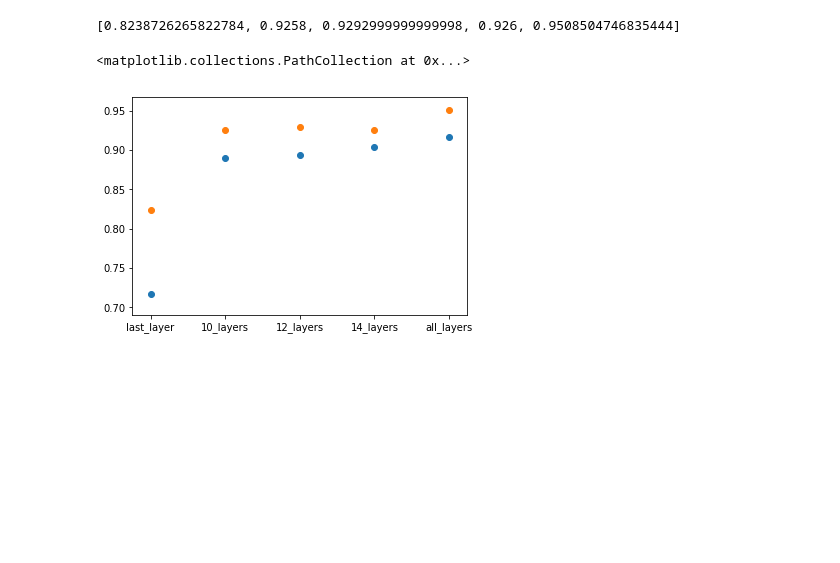
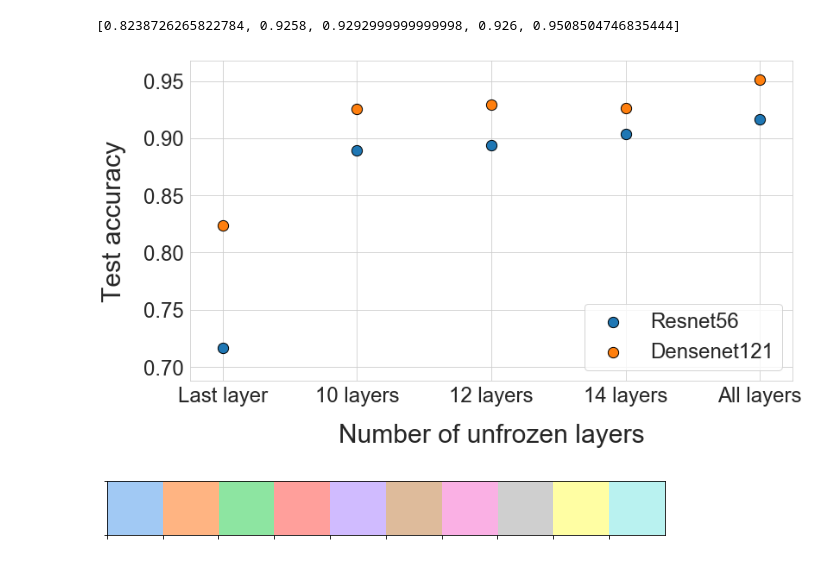
Before and after one commit to nanton96/An-Empirical-Evaluation-of-Adversarial-Robustness-under-Transfer-Learning, a Jupyter notebook: notebooks/Transfer Learning Acc by No of Layers.ipynb, the cells around one changed output. Saved outputs shown, nothing was run; the diff lists cells and outputs as text; code cells hidden in the pictures; blank space fills up the shorter version.

```diff
--- a/notebooks/Transfer Learning Acc by No of Layers.ipynb
+++ b/notebooks/Transfer Learning Acc by No of Layers.ipynb
@@ -58,9 +59,29 @@ resnet
 densenet
 # %% [output]
 [0.8238726265822784, 0.9258, 0.9292999999999998, 0.926, 0.9508504746835444]
-# %%
-plt.scatter(x=order, y=resnet)
-plt.scatter(x=order, y=densenet)
-# %% [output]
-<matplotlib.collections.PathCollection at 0x...>
-[figure, removed]
+# %%
+order=['Last layer', '10 layers', '12 layers', '14 layers', 'All layers']
+# %%
+scale=1.5
+s=100*scale
+plt.rcParams.update({'font.size': 16*scale})
+
+fig=plt.figure(figsize=(12,7))
+plt.scatter(x=order, y=resnet, edgecolors='k', s=s, label='Resnet56')
+plt.scatter(x=order, y=densenet, edgecolors='k',s=s, label='Densenet121')
+ax = plt.gca()
+# ax.axis.grid(False)
+plt.xlabel('Number of unfrozen layers',fontdict={'size':20*scale}, labelpad=20)
+plt.ylabel('Test accuracy',fontdict={'size':20*scale}, labelpad=20)
+plt.legend(loc=4)
+plt.tight_layout()
+fig.savefig('tl_layers.pdf')
+# %% [output]
+[figure, added]
+# %%
+import seaborn as sns
+current_palette = sns.color_palette('pastel')
+sns.palplot(current_palette)
+# sns.set()
+# %% [output]
+[figure, added]
```
Also changed, not shown: parts of 6 cells of this notebook, 1 other file.
